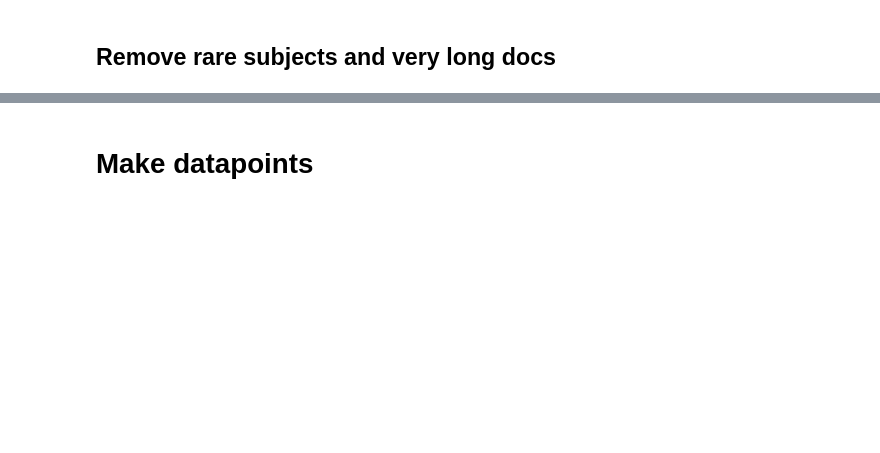
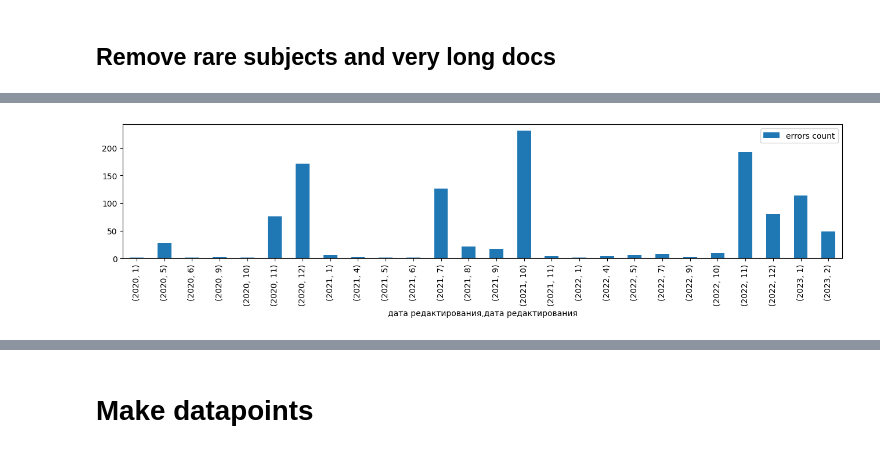
Before and after one commit to LitJane/analyser, a Jupyter notebook: trainsets/export_trainset.ipynb, the cells around one changed output, grey strips where cells are left out. Drawn from its saved outputs; the diff is of its cells as text; code cells hidden in the pictures; blank space fills up the shorter version.

```diff
--- a/trainsets/export_trainset.ipynb
+++ b/trainsets/export_trainset.ipynb
@@ -879,0 +1121,27 @@ dups_s[dups_s['unseen']]
+# %%
+from pymongo import ASCENDING
+
+query = {
+  '$and': [
+    {"parse.documentType":{ '$in': ["AGREEMENT", "CONTRACT", "SUPPLEMENTARY_AGREEMENT"] }  },
+    {"user.attributes_tree": {"$ne": None}},
+#       {'user.updateDate': {'$gt': lastdate}}
+  ]
+}
+
+db = get_mongodb_connection()
+documents_collection = db['documents']
+sorting = [('analysis.analyze_timestamp', ASCENDING), ('user.updateDate', ASCENDING)]
+res = documents_collection.find(filter=query,
+                                sort=sorting,
+                                projection={'_id': True, 'user.updateDate':True, 'state':True, 'parse.documentType':True}
+#                                             'analysis.attributes_tree.version': True,
+#                                             'analysis.attributes_tree.contract.subject': True}
+                               ).limit(5000)
+
+res = list([i for i in res])
+# print(res[0])
+_s = f"#### Всего документов, которые размечены человеком : {len(res)}"
+display(Markdown(_s))
+
+# res[:4]
@@ -879,0 +1150,3 @@ dups_s[dups_s['unseen']]
+# %%
+user_docs_ids  = [i["_id"] for i in res]
+print('user_docs_ids', len(user_docs_ids))
@@ -879,0 +1542,12 @@ dups_s[dups_s['unseen']]
+# %%
+# userdocs.groupby(userdocs["дата редактирования"].dt.year, userdocs["дата редактирования"].dt.month) [['errors count','дата редактирования']] .count().plot(kind="bar")
+import matplotlib.pyplot as plt
+
+
+ax = userdocs.groupby(
+    [userdocs["дата редактирования"].dt.year, userdocs["дата редактирования"].dt.month ])[
+        ['errors count']].count().plot(kind="bar", figsize=(16,3))
+
+plt.show()
+# %% [output]
+[figure, added]
```
Also changed, not shown: parts of 46 cells of this notebook, 5 other files.
